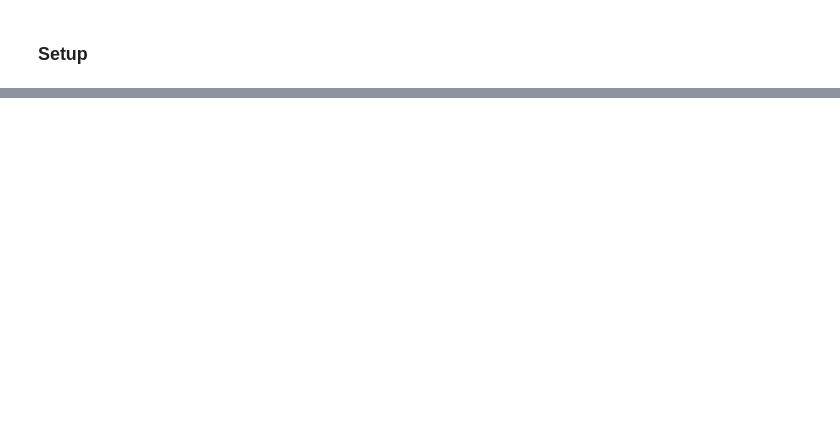
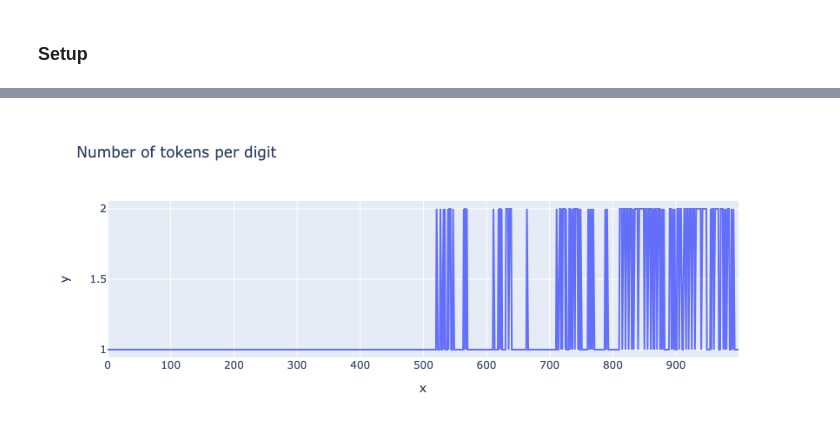
Before and after one commit to jansont/transformer-circuits, a Jupyter notebook: notebooks/Addition.ipynb, the cells around one changed output, grey strips where cells are left out. Saved outputs shown, nothing was run; the diff lists cells and outputs as text; code cells hidden in the pictures; blank space fills up the shorter version.

```diff
--- a/notebooks/Addition.ipynb
+++ b/notebooks/Addition.ipynb
@@ -62,0 +192,2 @@ Installing the current project: transformer-lens (0.0.0)
+# %%
+model = HookedTransformer.from_pretrained("gpt-j", device="cpu")
@@ -62,0 +301,5 @@ Installing the current project: transformer-lens (0.0.0)
+# %%
+num_tokens_per_digit = [len(model.to_str_tokens(str(i), prepend_bos=False)) for i in range(1000)]
+line(num_tokens_per_digit, title="Number of tokens per digit")
+# %% [output]
+[figure, added]
```
Also changed, not shown: parts of 41 cells of this notebook, 1 other file.
